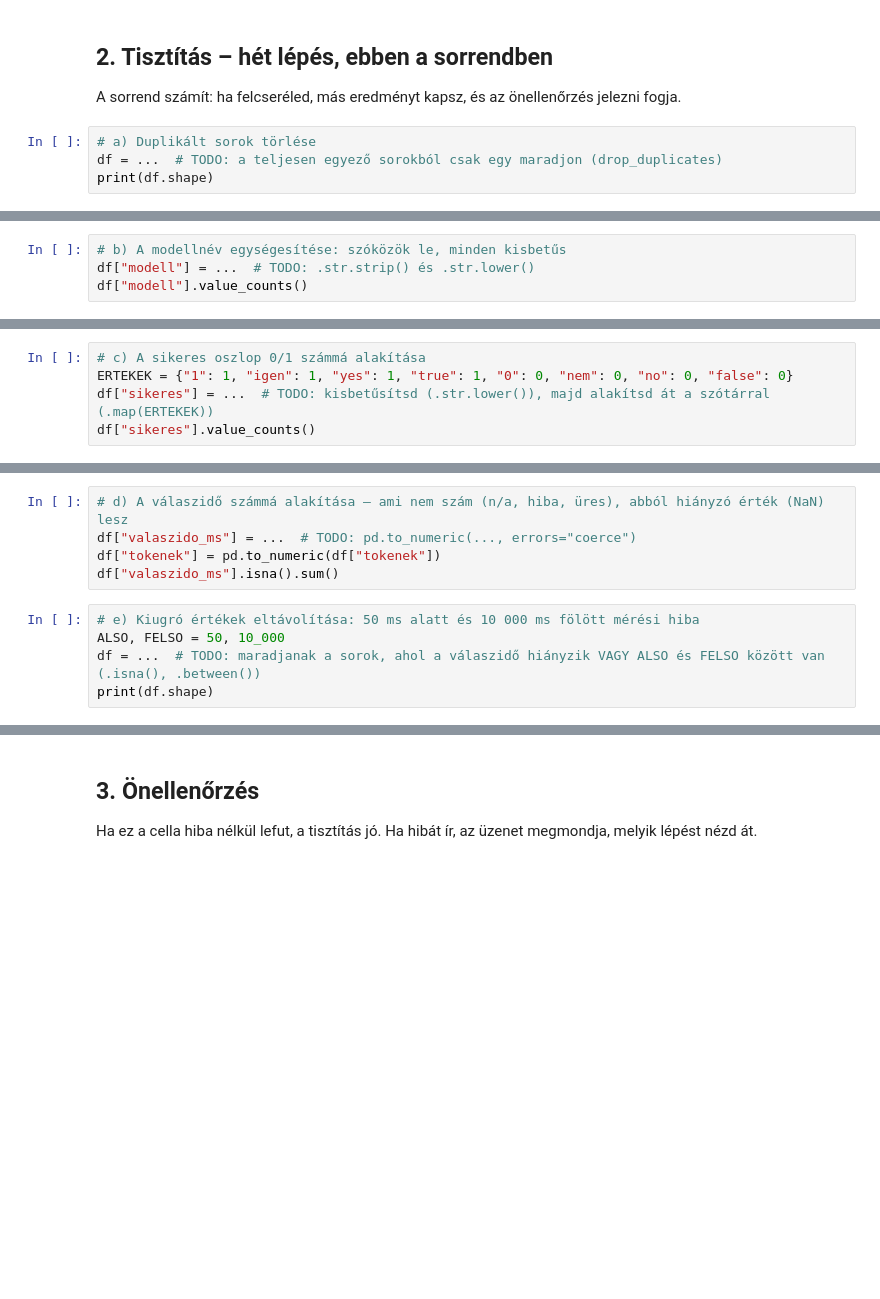
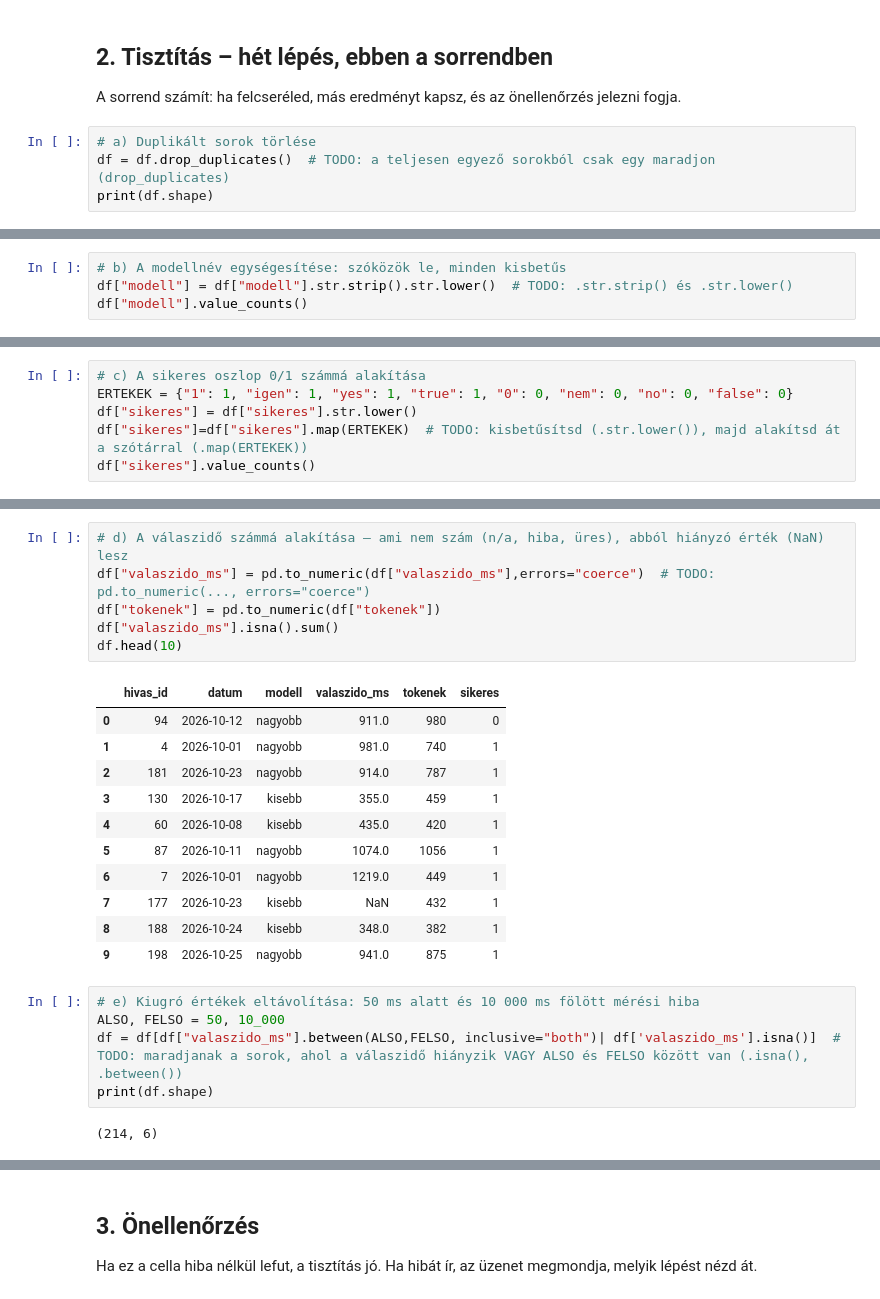
Before and after one commit to SaxAlbert/adat-13c-11, a Jupyter notebook: adattisztitas.ipynb, the cells around one changed output, grey strips where cells are left out. Saved outputs shown, nothing was run; the diff lists cells and outputs as text; blank space fills up the shorter version.

```diff
--- a/adattisztitas.ipynb
+++ b/adattisztitas.ipynb
@@ -45,5 +76,5 @@ print(df.loc[pd.to_numeric(df["valaszido_ms"], errors="coerce").isna() & df["val
 A sorrend számít: ha felcseréled, más eredményt kapsz, és az önellenőrzés jelezni fogja.
 # %%
 # a) Duplikált sorok törlése
-df = ...  # TODO: a teljesen egyező sorokból csak egy maradjon (drop_duplicates)
+df = df.drop_duplicates()  # TODO: a teljesen egyező sorokból csak egy maradjon (drop_duplicates)
 print(df.shape)
@@ -50,4 +83,4 @@ print(df.shape)
 # %%
 # b) A modellnév egységesítése: szóközök le, minden kisbetűs
-df["modell"] = ...  # TODO: .str.strip() és .str.lower()
+df["modell"] = df["modell"].str.strip().str.lower()  # TODO: .str.strip() és .str.lower()
 df["modell"].value_counts()
@@ -54,5 +93,6 @@ df["modell"].value_counts()
 # %%
 # c) A sikeres oszlop 0/1 számmá alakítása
 ERTEKEK = {"1": 1, "igen": 1, "yes": 1, "true": 1, "0": 0, "nem": 0, "no": 0, "false": 0}
-df["sikeres"] = ...  # TODO: kisbetűsítsd (.str.lower()), majd alakítsd át a szótárral (.map(ERTEKEK))
+df["sikeres"] = df["sikeres"].str.lower()
+df["sikeres"]=df["sikeres"].map(ERTEKEK)  # TODO: kisbetűsítsd (.str.lower()), majd alakítsd át a szótárral (.map(ERTEKEK))
 df["sikeres"].value_counts()
@@ -59,12 +105,27 @@ df["sikeres"].value_counts()
 # %%
 # d) A válaszidő számmá alakítása – ami nem szám (n/a, hiba, üres), abból hiányzó érték (NaN) lesz
-df["valaszido_ms"] = ...  # TODO: pd.to_numeric(..., errors="coerce")
+df["valaszido_ms"] = pd.to_numeric(df["valaszido_ms"],errors="coerce")  # TODO: pd.to_numeric(..., errors="coerce")
 df["tokenek"] = pd.to_numeric(df["tokenek"])
 df["valaszido_ms"].isna().sum()
+df.head(10)
+# %% [output]
+|  | hivas_id | datum | modell | valaszido_ms | tokenek | sikeres |
+| 0 | 94 | 2026-10-12 | nagyobb | 911.0 | 980 | 0 |
+| 1 | 4 | 2026-10-01 | nagyobb | 981.0 | 740 | 1 |
+| 2 | 181 | 2026-10-23 | nagyobb | 914.0 | 787 | 1 |
+| 3 | 130 | 2026-10-17 | kisebb | 355.0 | 459 | 1 |
+| 4 | 60 | 2026-10-08 | kisebb | 435.0 | 420 | 1 |
+| 5 | 87 | 2026-10-11 | nagyobb | 1074.0 | 1056 | 1 |
+| 6 | 7 | 2026-10-01 | nagyobb | 1219.0 | 449 | 1 |
+| 7 | 177 | 2026-10-23 | kisebb | NaN | 432 | 1 |
+| 8 | 188 | 2026-10-24 | kisebb | 348.0 | 382 | 1 |
+| 9 | 198 | 2026-10-25 | nagyobb | 941.0 | 875 | 1 |
 # %%
 # e) Kiugró értékek eltávolítása: 50 ms alatt és 10 000 ms fölött mérési hiba
 ALSO, FELSO = 50, 10_000
-df = ...  # TODO: maradjanak a sorok, ahol a válaszidő hiányzik VAGY ALSO és FELSO között van (.isna(), .between())
+df = df[df["valaszido_ms"].between(ALSO,FELSO, inclusive="both")| df['valaszido_ms'].isna()]  # TODO: maradjanak a sorok, ahol a válaszidő hiányzik VAGY ALSO és FELSO között van (.isna(), .between())
 print(df.shape)
+# %% [output]
+(214, 6)
 # %%
 # f) Hiányzó válaszidők pótlása a saját modell mediánjával
```
Also changed, not shown: parts of 9 cells of this notebook.
